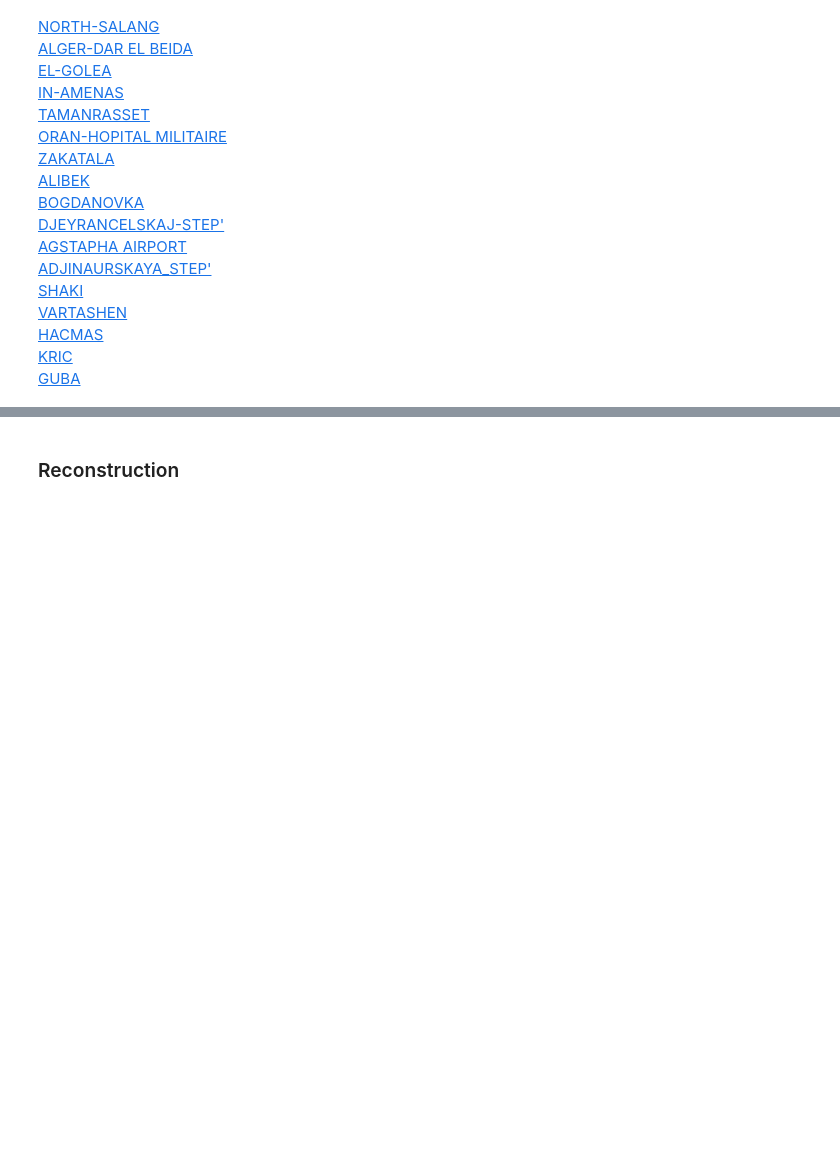
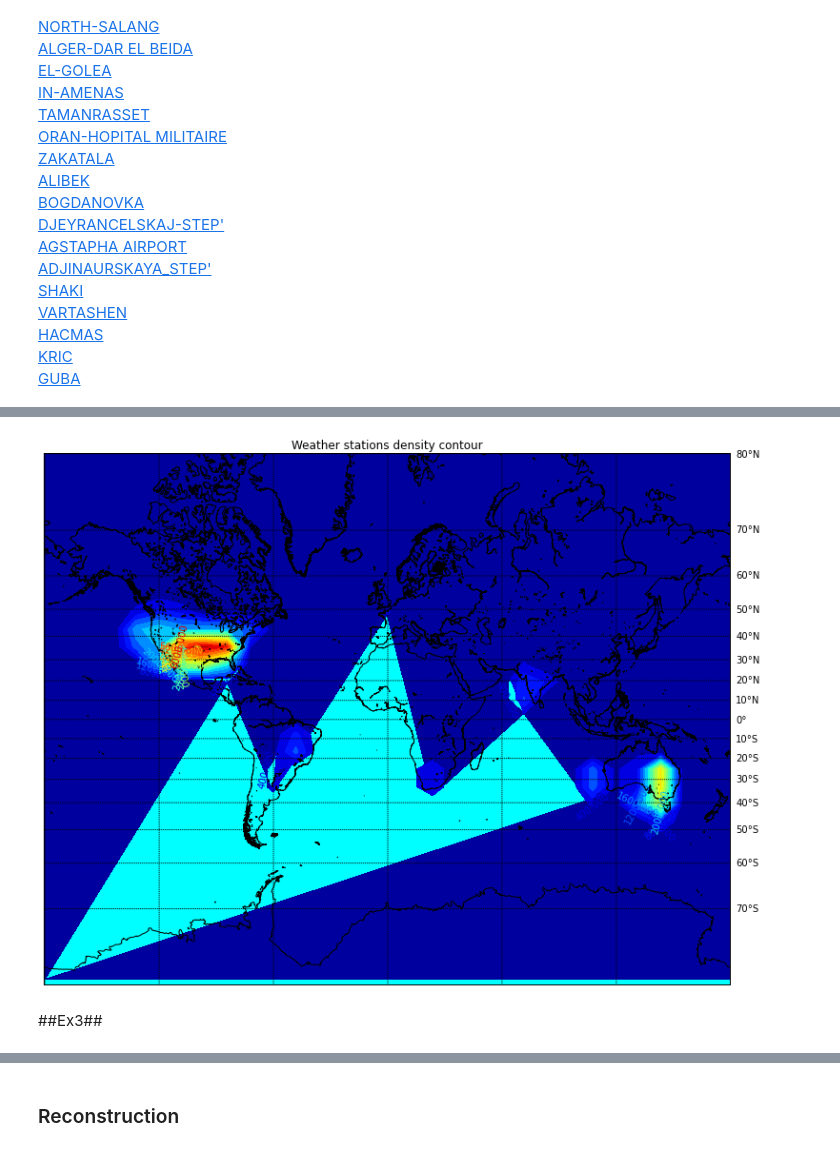
Before and after one commit to lge88/UCSD_BigData, a Jupyter notebook: notebooks/weather/Weather Analysis.ipynb, the cells around one changed output, grey strips where cells are left out. Cells and saved outputs as stored; diff of their text form; code cells hidden in the pictures; blank space fills up the shorter version.

Commit message:
update weather

```diff
--- a/notebooks/weather/Weather Analysis.ipynb
+++ b/notebooks/weather/Weather Analysis.ipynb
@@ -622,0 +718,47 @@ GUBA
+# %%
+# http://matplotlib.org/basemap/users/merc.html
+
+from mpl_toolkits.basemap import Basemap
+import numpy as np
+import matplotlib.pyplot as plt
+def plot_density_on_map(lats, lons):
+
+    # llcrnrlat,llcrnrlon,urcrnrlat,urcrnrlon
+    # are the lat/lon values of the lower left and upper right corners
+    # of the map.
+    # lat_ts is the latitude of true scale.
+    # resolution = 'i' means use intermediate resolution coastlines.
+    plt.figure(figsize=(15,10),dpi=300)
+    m = Basemap(projection='merc',llcrnrlat=latsmin,urcrnrlat=latsmax,\
+                llcrnrlon=lonmin,urcrnrlon=lonmax,lat_ts=20,resolution='i')
+    m.drawcoastlines()
+    #m.fillcontinents(color='coral',lake_color='aqua')
+
+    # draw parallels and meridians.
+    parallels = np.arange(-80,81,10.)
+    # labels = [left,right,top,bottom]
+    m.drawparallels(parallels,labels=[False,True,True,False])
+    meridians = np.arange(10.,351.,20.)
+    #m.drawmeridians(meridians,labels=[True,False,False,True])
+
+    #m.drawparallels(np.arange(-90.,91.,30.))
+    m.drawmeridians(np.arange(-180.,181.,60.))
+    m.drawmapboundary(fill_color='aqua')
+
+    # draw map with markers for locations
+    x, y = m(lons,lats)
+
+    dg = DensityGen(x, y, 30, 30)
+    X, Y, Z = dg.getGrid()
+
+    cs = m.contourf(X, Y, Z, 20)
+
+    plt.title('Weather stations density contour')
+    plt.clabel(cs, inline=1, fontsize=10)
+    plt.show()
+# %%
+plot_density_on_map(lats, lons)
+# %% [output]
+[figure, added]
+# %% [markdown]
+##Ex3##
```
Also changed, not shown: parts of 14 cells of this notebook, 1 other file.
